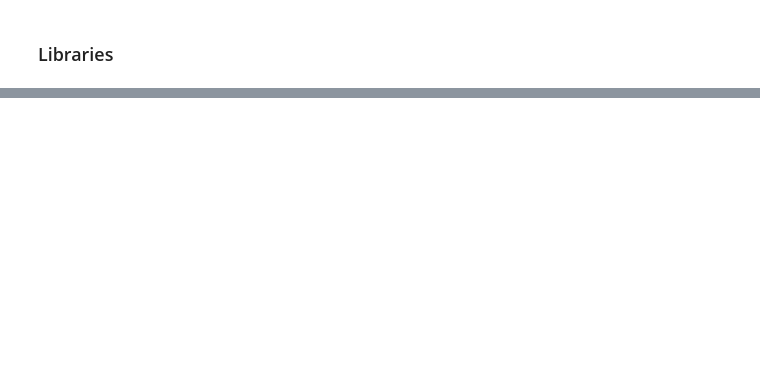
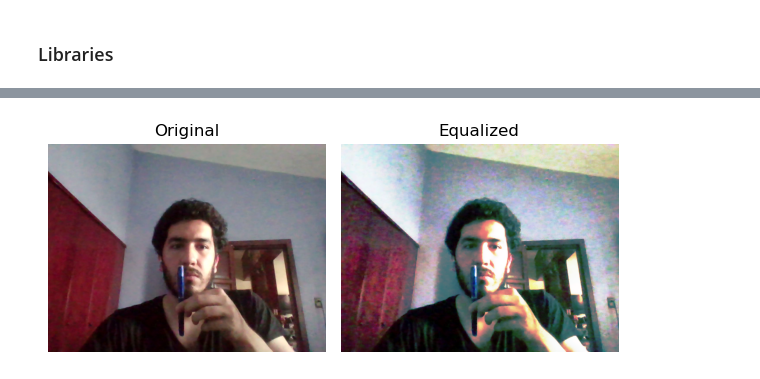
Before and after one commit to ComputerVisionTeam5/HW1, a Jupyter notebook: main.ipynb, the cells around one changed output, grey strips where cells are left out. Cells and saved outputs as stored; diff of their text form; code cells hidden in the pictures; blank space fills up the shorter version.

```diff
--- a/main.ipynb
+++ b/main.ipynb
@@ -249,0 +81,9 @@ plot_img(3,(12,6),["Frame 9", "Frame 12", "Frame 15"],[frames[8], frames[11],fra
+# %%
+channels = b, g, r # from previous image of me holding a pen
+
+eq_channels = [cv.equalizeHist(channel) for channel in channels]
+eq_image = cv.merge(eq_channels)
+
+plot_img(2,(6,3),["Original", "Equalized"],[frame, eq_image])
+# %% [output]
+[figure, added]
```
Also changed, not shown: parts of 47 cells of this notebook, 50 other files.
